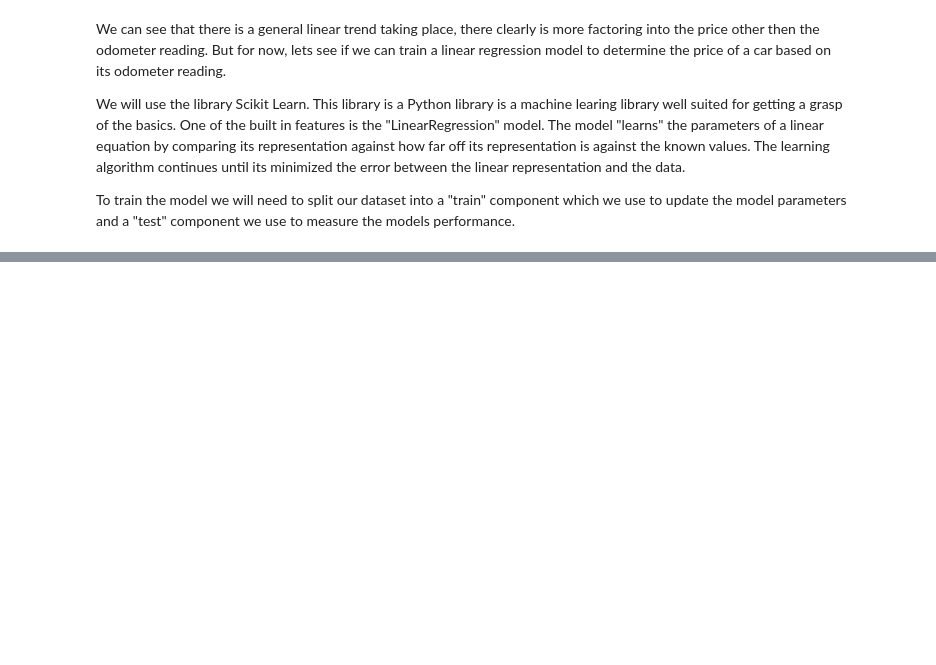
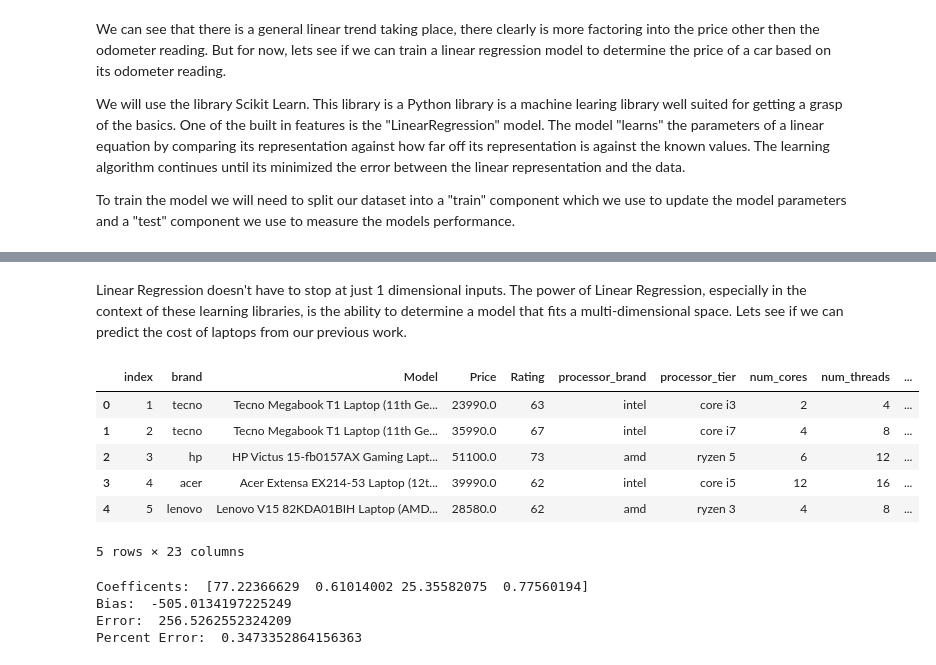
Before and after one commit to elatorre20/BUA-Intro-Python, a Jupyter notebook: bua_3/3_Learning_Algorithms.ipynb, the cells around one changed output, grey strips where cells are left out. Cells and saved outputs as stored; diff of their text form; code cells hidden in the pictures; blank space fills up the shorter version.

Commit message:
Add in multi-dimensional linear regression

```diff
--- a/bua_3/3_Learning_Algorithms.ipynb
+++ b/bua_3/3_Learning_Algorithms.ipynb
@@ -99,0 +102,20 @@ plt.plot(test_x, test_predictions, color="red")
+# %% [markdown]
+Linear Regression doesn't have to stop at just 1 dimensional inputs. The power of Linear Regression, especially in the context of these learning libraries, is the ability to determine a model that fits a multi-dimensional space. Lets see if we can predict the cost of laptops from our previous work.
+# %%
+# Read in the data
+laptops = pd.read_csv('laptops.csv')
+
+# Add the USD column
+rupees_to_usd = 0.012
+laptops['Price'] = laptops['Price'].astype('float')
+laptops['usd'] = laptops['Price'] * rupees_to_usd
+
+laptops.head()
+# %% [output]
+|  | index | brand | Model | Price | Rating | processor_brand | processor_tier | num_cores | num_threads | ... |
+| 0 | 1 | tecno | Tecno Megabook T1 Laptop (11th Ge... | 23990.0 | 63 | intel | core i3 | 2 | 4 | ... |
+| 1 | 2 | tecno | Tecno Megabook T1 Laptop (11th Ge... | 35990.0 | 67 | intel | core i7 | 4 | 8 | ... |
+| 2 | 3 | hp | HP Victus 15-fb0157AX Gaming Lapt... | 51100.0 | 73 | amd | ryzen 5 | 6 | 12 | ... |
+| 3 | 4 | acer | Acer Extensa EX214-53 Laptop (12t... | 39990.0 | 62 | intel | core i5 | 12 | 16 | ... |
+| 4 | 5 | lenovo | Lenovo V15 82KDA01BIH Laptop (AMD... | 28580.0 | 62 | amd | ryzen 3 | 4 | 8 | ... |
+5 rows × 23 columns
@@ -99,0 +131,21 @@ plt.plot(test_x, test_predictions, color="red")
+# %%
+# Create the linear regression model
+model = linear_model.LinearRegression()
+
+# Train the model on the train dataset
+model.fit(train_x, train_y)
+
+# Now lets see how the model performs on our test data
+test_predictions = model.predict(test_x)
+mean_error = mean_absolute_error(test_y, test_predictions)
+percent_error = mean_absolute_percentage_error(test_y, test_predictions)
+
+print('Coefficents: ', model.coef_)
+print('Bias: ', model.intercept_)
+print('Error: ', mean_error)
+print('Percent Error: ', percent_error)
+# %% [output]
+Coefficents:  [77.22366629  0.61014002 25.35582075  0.77560194]
+Bias:  -505.0134197225249
+Error:  256.5262552324209
+Percent Error:  0.3473352864156363
```
Also changed, not shown: parts of 4 cells of this notebook.
